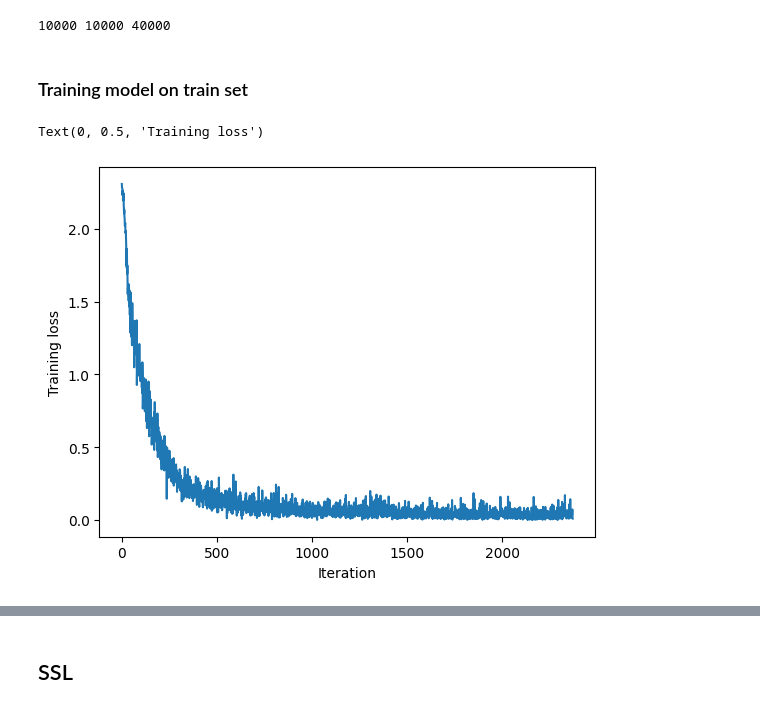
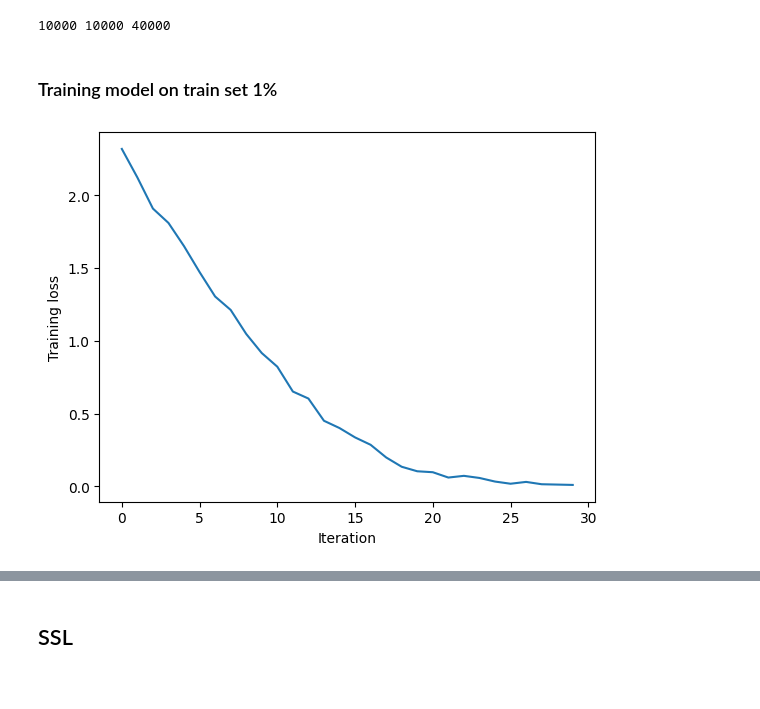
Before and after one commit to VannshJani/Machine-Learning, a Jupyter notebook: SSL.ipynb, the cells around one changed output, grey strips where cells are left out. Saved outputs shown, nothing was run; the diff lists cells and outputs as text; code cells hidden in the pictures.

```diff
--- a/SSL.ipynb
+++ b/SSL.ipynb
@@ -102,35 +112,31 @@ print(len(train_idx), len(pool_idx), len(test_idx))
 # %%
 ecf = EfficientNetClassifier(n_classes=10).to(device)
-# %%
-def get_accuracy(net, X, y):
-    with torch.no_grad():
-        logits_pred = net(X)
-        y_pred = logits_pred.argmax(dim=1)
-        acc = (y_pred == y).float().mean()
-        return y_pred, acc
-
-def predict(net, classes, plot_confusion_matrix=False):
-    with torch.no_grad():
-        for i, (name, idx) in enumerate(zip(("train", "pool", "test"), [train_idx, pool_idx, test_idx])):
-            X_dataset = X[idx].to(device)
-            y_dataset = y[idx].to(device)
-            y_pred, acc = get_accuracy(net, X_dataset, y_dataset)
-            print(f'{name} set accuracy: {acc*100:.2f}%')
-            if plot_confusion_matrix:
-                cm = confusion_matrix(y_dataset.cpu(), y_pred.cpu())
-                cm_display = ConfusionMatrixDisplay(cm, display_labels=classes).plot(values_format='d' , cmap='Blues')
-                # Rotate the labels on x-axis to make them readable
-                _ = plt.xticks(rotation=90)
-                plt.show()
+# %%
+def get_metrics(y_pred,y_label):
+    acc = accuracy_score(y_label,y_pred)
+    f1 = f1_score(y_label,y_pred,average='macro')
+    precision = precision_score(y_label,y_pred,average='macro')
+    recall = recall_score(y_label,y_pred,average='macro')
+    return acc,f1,precision,recall
+
+def predict(model,X_test,y_test,percent,ssl):
+    model.eval()
+    with torch.no_grad():
+        y_pred = model.predict(X_test)
+        y_pred = torch.argmax(y_pred,dim=1)
+        y_pred = y_pred.cpu().numpy()
+        y_test = y_test.cpu().numpy()
+        acc,f1,precision,recall = get_metrics(y_pred,y_test)
+
+        result_dict[percent+" "+ssl] = {"accuracy":acc,"f1":f1,"precision":precision,"recall":recall}
 # %% [markdown]
-### Training model on train set
+### Training model on train set 1%
 # %%
-iter_losses, epoch_losses = train_fn(ecf,nn.CrossEntropyLoss(), X[train_idx], y[train_idx], lr=3e-4,
+iter_losses, epoch_losses = train_fn(ecf,nn.CrossEntropyLoss(), X[train_idx_1], y[train_idx_1], lr=3e-4,
                                      batch_size=128, epochs=30, verbose=True)
+plt.plot(iter_losses)
+plt.xlabel("Iteration")
+plt.ylabel("Training loss")
+predict(ecf,X[test_idx],y[test_idx],"1%","no_SSL")
+# %% [output]
+[figure, added]
-# %%
-plt.plot(iter_losses)
-plt.xlabel("Iteration")
-plt.ylabel("Training loss")
-# %% [output]
-Text(0, 0.5, 'Training loss')
-[figure, removed]
```
Also changed, not shown: parts of 34 cells of this notebook, 3 other files.
